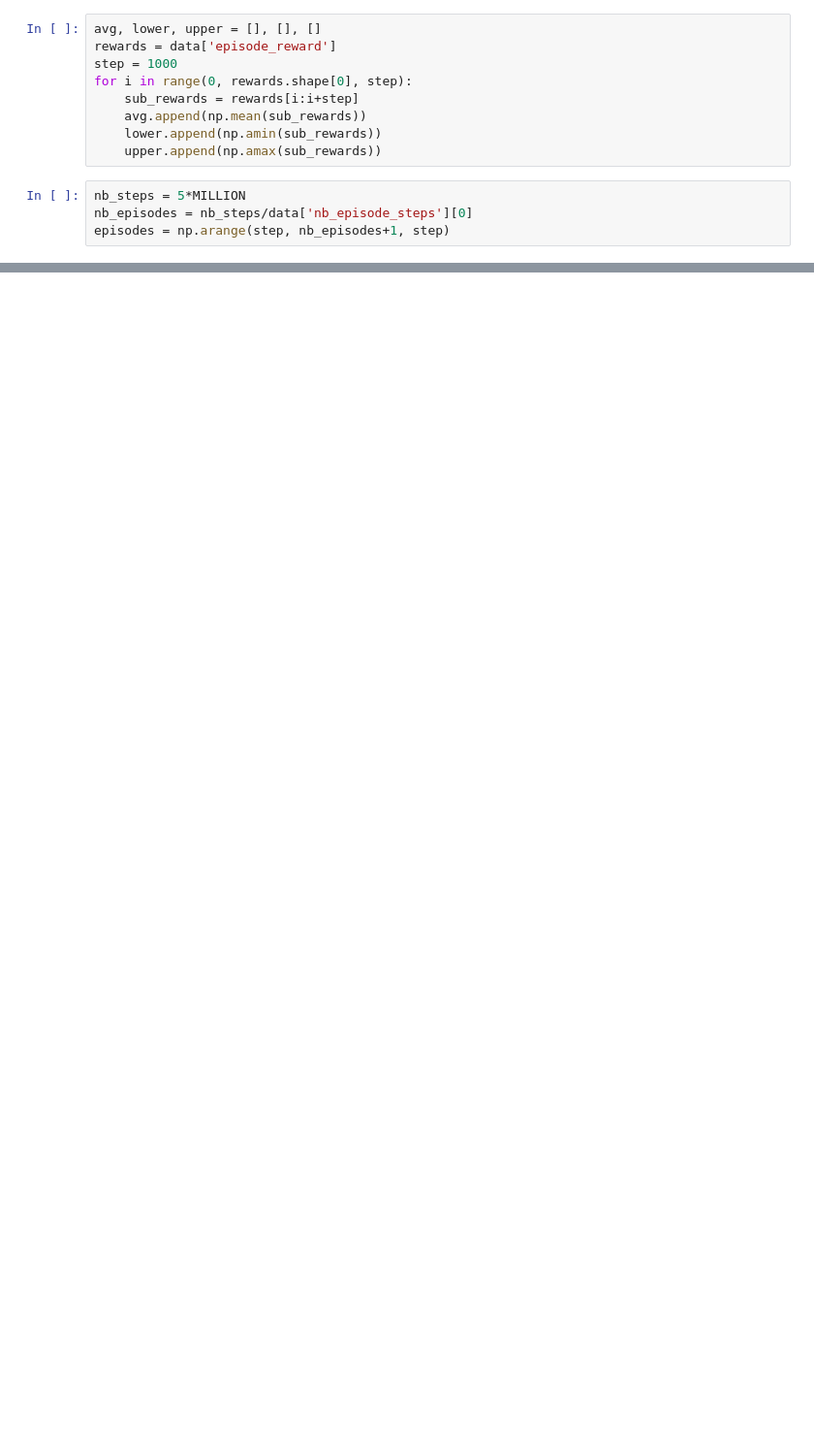
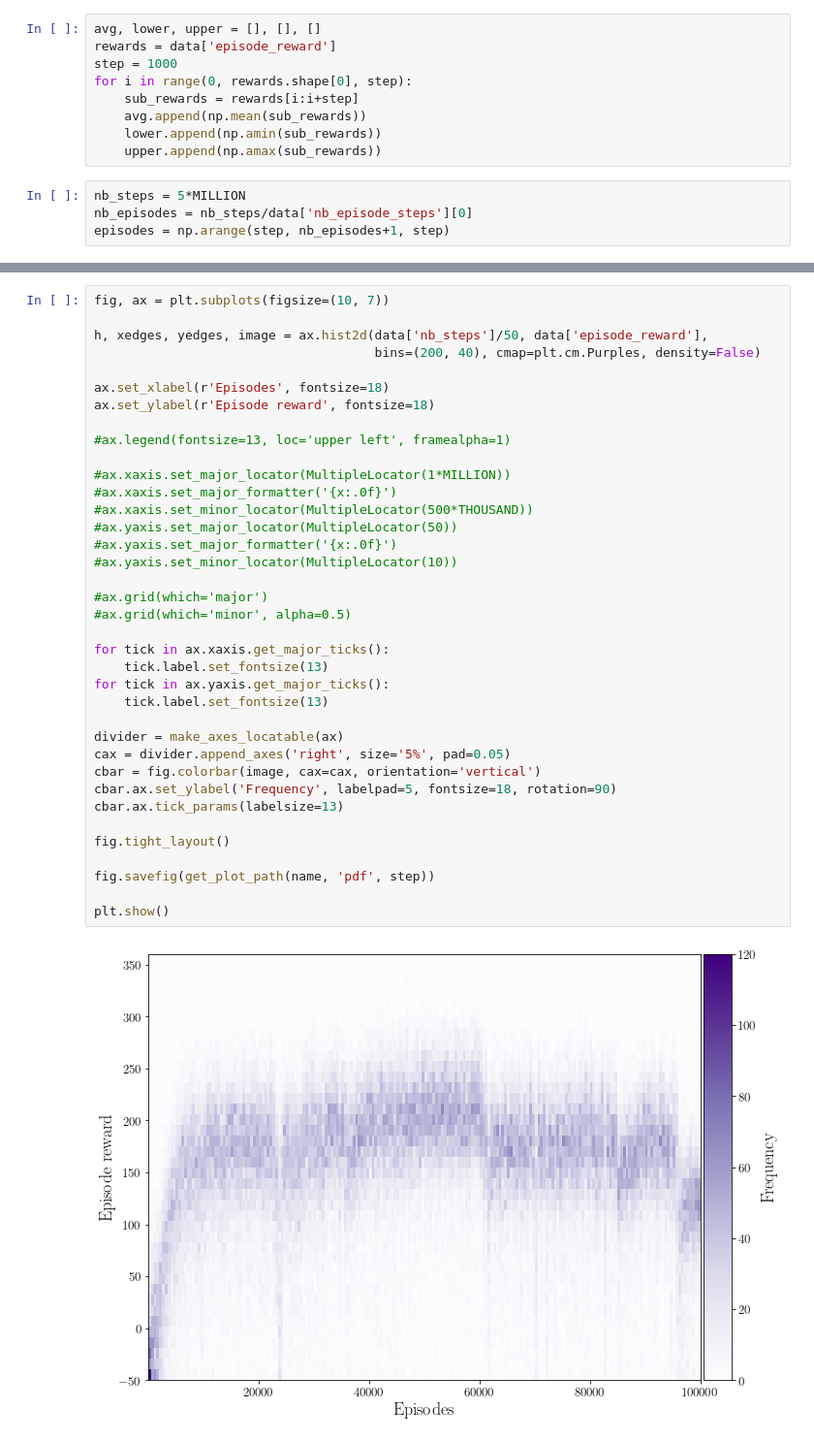
Before and after one commit to jCodingStuff/NCMMLProject, a Jupyter notebook: plot_training.ipynb, the cells around one changed output, grey strips where cells are left out. Shown: that part at 97% size. Drawn from its saved outputs; the diff is of its cells as text; blank space fills up the shorter version.

```diff
--- a/plot_training.ipynb
+++ b/plot_training.ipynb
@@ -82,0 +89,39 @@ plt.show()
+# %%
+fig, ax = plt.subplots(figsize=(10, 7))
+
+h, xedges, yedges, image = ax.hist2d(data['nb_steps']/50, data['episode_reward'],
+                                     bins=(200, 40), cmap=plt.cm.Purples, density=False)
+
+ax.set_xlabel(r'Episodes', fontsize=18)
+ax.set_ylabel(r'Episode reward', fontsize=18)
+
+#ax.legend(fontsize=13, loc='upper left', framealpha=1)
+
+#ax.xaxis.set_major_locator(MultipleLocator(1*MILLION))
+#ax.xaxis.set_major_formatter('{x:.0f}')
+#ax.xaxis.set_minor_locator(MultipleLocator(500*THOUSAND))
+#ax.yaxis.set_major_locator(MultipleLocator(50))
+#ax.yaxis.set_major_formatter('{x:.0f}')
+#ax.yaxis.set_minor_locator(MultipleLocator(10))
+
+#ax.grid(which='major')
+#ax.grid(which='minor', alpha=0.5)
+
+for tick in ax.xaxis.get_major_ticks():
+    tick.label.set_fontsize(13)
+for tick in ax.yaxis.get_major_ticks():
+    tick.label.set_fontsize(13)
+
+divider = make_axes_locatable(ax)
+cax = divider.append_axes('right', size='5%', pad=0.05)
+cbar = fig.colorbar(image, cax=cax, orientation='vertical')
+cbar.ax.set_ylabel('Frequency', labelpad=5, fontsize=18, rotation=90)
+cbar.ax.tick_params(labelsize=13)
+
+fig.tight_layout()
+
+fig.savefig(get_plot_path(name, 'pdf', step))
+
+plt.show()
+# %% [output]
+[figure, added]
```
Also changed, not shown: parts of 9 cells of this notebook, 2 other files.
